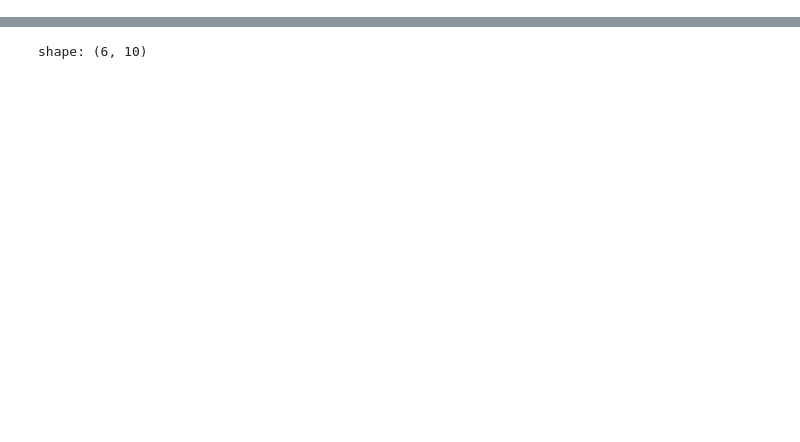
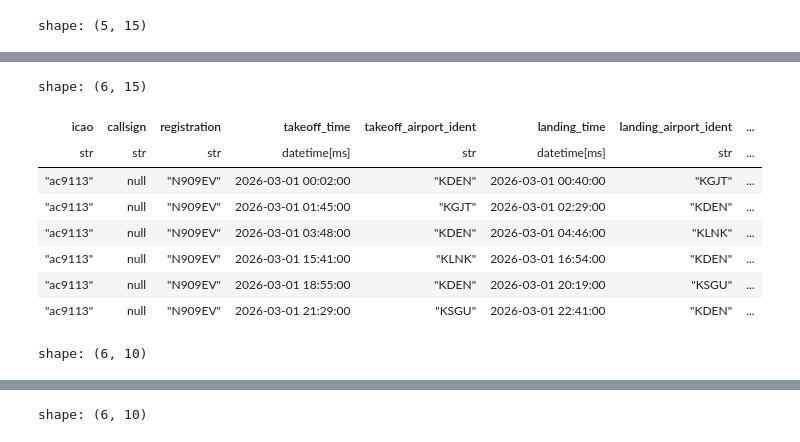
Before and after one commit to PlaneQuery/planequery-data, a Jupyter notebook: notebooks/flights/test_level_0_bts.ipynb, the cells around one changed output, grey strips where cells are left out. Drawn from its saved outputs; the diff is of its cells as text; code cells hidden in the pictures; blank space fills up the shorter version.

```diff
--- a/notebooks/flights/test_level_0_bts.ipynb
+++ b/notebooks/flights/test_level_0_bts.ipynb
@@ -20,11 +20,14 @@ expr = (pl.col("landing_time").dt.date() == test_date) & (pl.col("takeoff_time")
 min_time = datetime(test_date.year, test_date.month, test_date.day) + DAY_MARGIN
 max_time = datetime(test_date.year, test_date.month, test_date.day) + timedelta(days=1) - DAY_MARGIN
 expr2 = (pl.col("takeoff_time") > min_time) & (pl.col("landing_time") < max_time)
-expr = expr & expr2
+expr = expr
 df_gold = df_gold.filter(expr)
 df_test = df_test.filter(expr)
 df_test = df_test.filter(pl.col("icao").is_in(df_gold.get_column("icao")))
-df,stats = flights_df_comparison(df_test, df_gold)
+start_time = datetime(test_date.year, test_date.month, test_date.day)
+end_time = start_time + timedelta(days=1)
+grace_period = timedelta(minutes=15)
+df,stats = flights_df_comparison(df_test, df_gold, start_time=start_time, end_time=end_time, start_grace_period=grace_period, end_grace_period=grace_period)
 # %% [output]
 6 overlapping flights found for 2026-03-01
 
@@ -46,4 +49,5 @@ See https://github.com/pola-rs/polars/issues/22149 for more information.
 COLUMNS = ["icao", "takeoff_time", "takeoff_airport_ident", "landing_time", "landing_airport_ident", "takeoff_time_df2", "takeoff_airport_ident_df2", "landing_time_df2","landing_airport_ident_df2", "match_status"]
 df = df.select(COLUMNS)
 # %%
-df.filter(pl.col("match_status") == "df2_only")
+icaos_no_match = df.filter(pl.col("match_status") != "matched").get_column("icao").unique().to_list()
+icaos_no_match = df.filter(pl.col("match_status") == "df2_only").get_column("icao").unique().to_list()
@@ -64,0 +67,8 @@ shape: (19, 10)
+# %%
+icao = icaos_no_match[4]
+icao = "ac9113"
+display(df_test.filter(pl.col("icao") == icao))
+display(df_gold.filter(pl.col("icao") == icao))
+display(df.filter(pl.col("icao") == icao).sort("takeoff_time"))
+# %% [output]
+shape: (5, 15)
@@ -64,0 +82,10 @@ shape: (19, 10)
+shape: (6, 15)
+| icao | callsign | registration | takeoff_time | takeoff_airport_ident | landing_time | landing_airport_ident | ... |
+| str | str | str | datetime[ms] | str | datetime[ms] | str | ... |
+| "ac9113" | null | "N909EV" | 2026-03-01 00:02:00 | "KDEN" | 2026-03-01 00:40:00 | "KGJT" | ... |
+| "ac9113" | null | "N909EV" | 2026-03-01 01:45:00 | "KGJT" | 2026-03-01 02:29:00 | "KDEN" | ... |
+| "ac9113" | null | "N909EV" | 2026-03-01 03:48:00 | "KDEN" | 2026-03-01 04:46:00 | "KLNK" | ... |
+| "ac9113" | null | "N909EV" | 2026-03-01 15:41:00 | "KLNK" | 2026-03-01 16:54:00 | "KDEN" | ... |
+| "ac9113" | null | "N909EV" | 2026-03-01 18:55:00 | "KDEN" | 2026-03-01 20:19:00 | "KSGU" | ... |
+| "ac9113" | null | "N909EV" | 2026-03-01 21:29:00 | "KSGU" | 2026-03-01 22:41:00 | "KDEN" | ... |
+shape: (6, 10)
```
Also changed, not shown: parts of 6 cells of this notebook, 1 other file.
